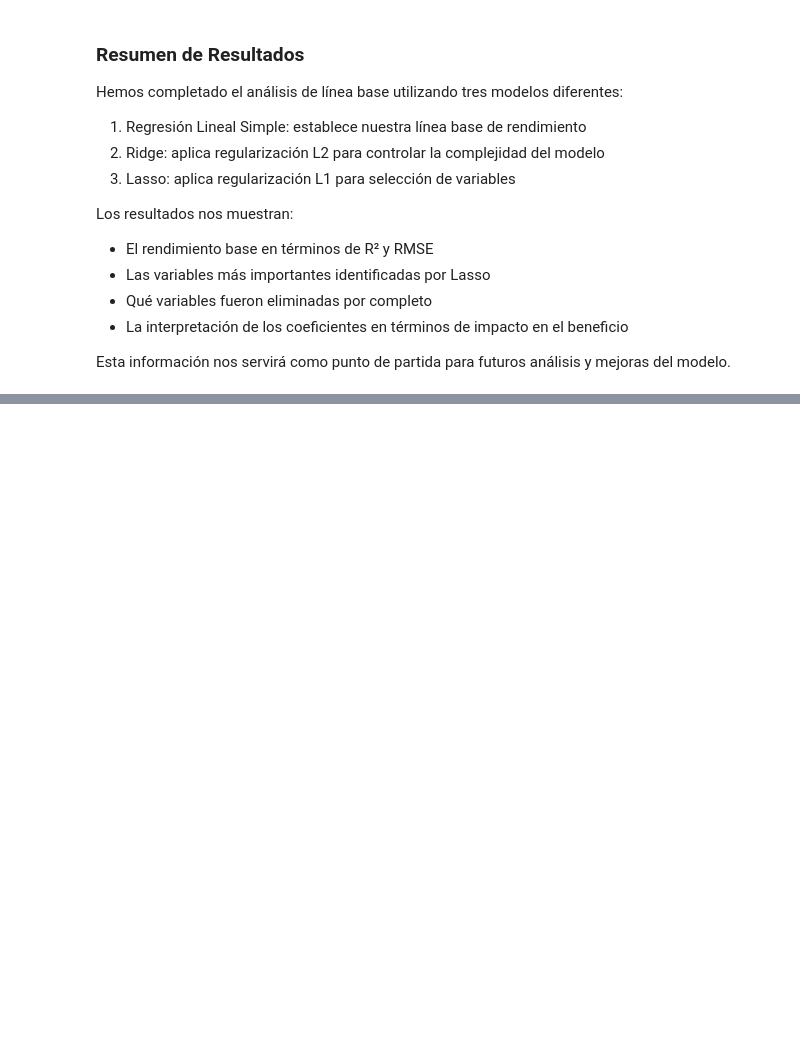
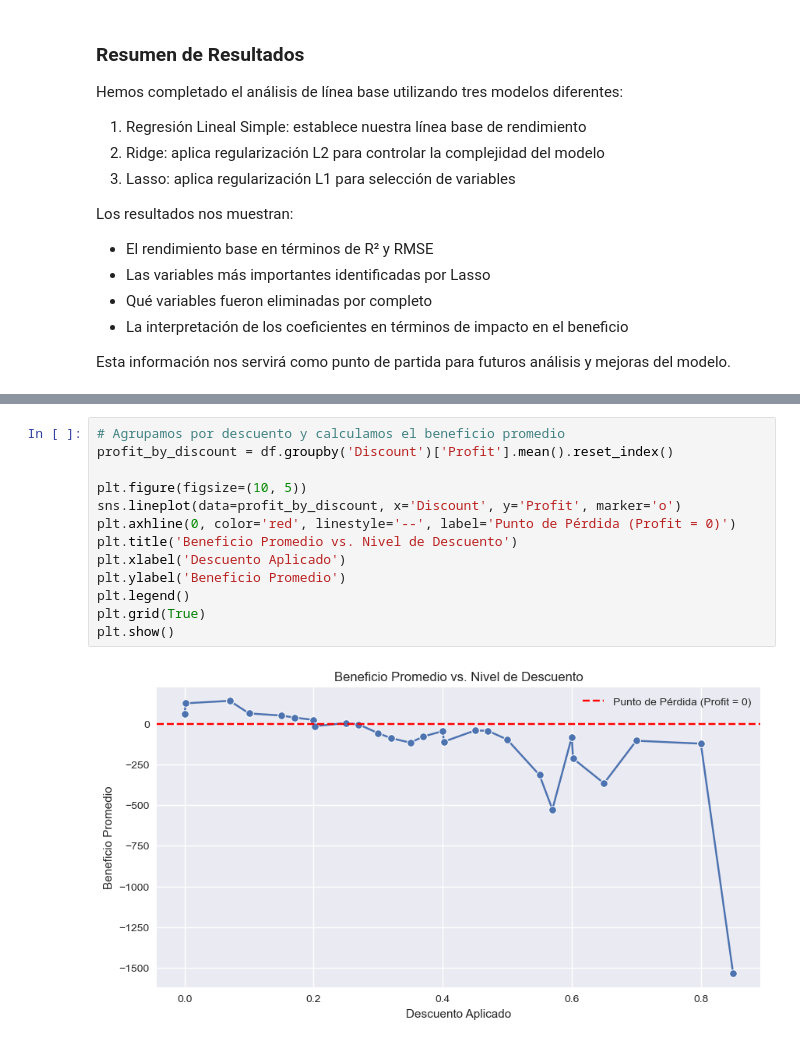
Before and after one commit to thisisrober/real-prediction-regression-global-super-store, a Jupyter notebook: notebook.ipynb, the cells around one changed output, grey strips where cells are left out. Drawn from its saved outputs; the diff is of its cells as text; blank space fills up the shorter version.

```diff
--- a/notebook.ipynb
+++ b/notebook.ipynb
@@ -304,0 +1000,15 @@ Esta información nos servirá como punto de partida para futuros análisis y me
+# %%
+# Agrupamos por descuento y calculamos el beneficio promedio
+profit_by_discount = df.groupby('Discount')['Profit'].mean().reset_index()
+
+plt.figure(figsize=(10, 5))
+sns.lineplot(data=profit_by_discount, x='Discount', y='Profit', marker='o')
+plt.axhline(0, color='red', linestyle='--', label='Punto de Pérdida (Profit = 0)')
+plt.title('Beneficio Promedio vs. Nivel de Descuento')
+plt.xlabel('Descuento Aplicado')
+plt.ylabel('Beneficio Promedio')
+plt.legend()
+plt.grid(True)
+plt.show()
+# %% [output]
+[figure, added]
```
Also changed, not shown: parts of 44 cells of this notebook, 2 other files.
